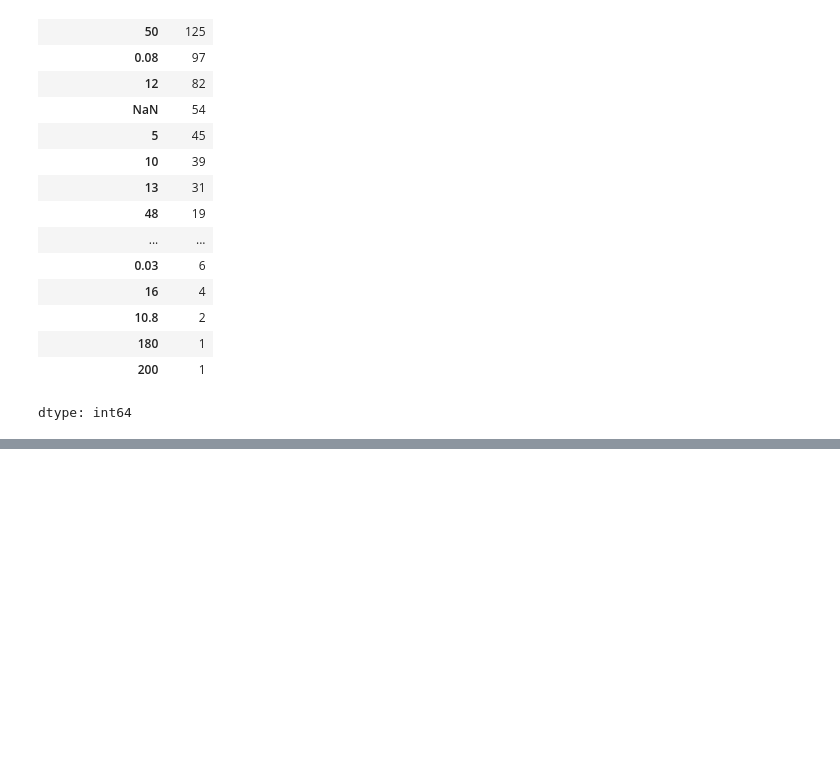
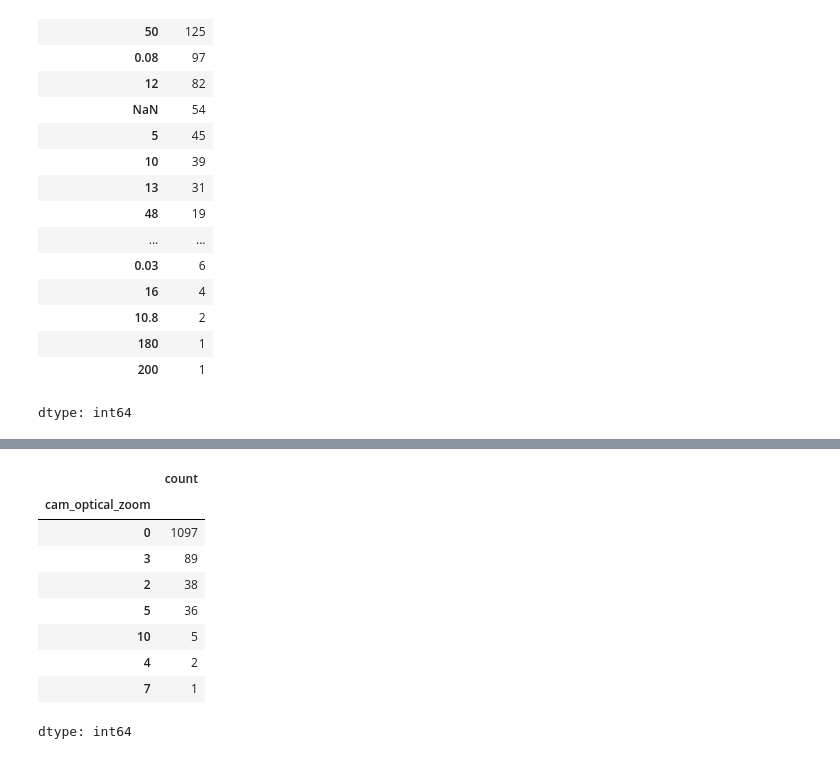
Before and after one commit to rajeshxdatascience/smartphone-recommender-system, a Jupyter notebook: SpecLens_AI_Data_Engineering.ipynb, the cells around one changed output, grey strips where cells are left out. Drawn from its saved outputs; the diff is of its cells as text; code cells hidden in the pictures; blank space fills up the shorter version.

Commit message:
feat: completed optical zoom extraction; identified premium zoom tiers (3x, 5x, 10x)

```diff
--- a/SpecLens_AI_Data_Engineering.ipynb
+++ b/SpecLens_AI_Data_Engineering.ipynb
@@ -3400,0 +3447,19 @@ dtype: int64
+# %%
+df['cam_optical_zoom'] = df['main_cam2'].str.extract(r'(\d+)x\s+Optical\s+Zoom')
+# %%
+df['cam_optical_zoom'] = df['cam_optical_zoom'].fillna(0)
+# %%
+df['cam_optical_zoom'] = df['cam_optical_zoom'].astype(int)
+# %%
+df['cam_optical_zoom'].value_counts(dropna=False)
+# %% [output]
+|  | count |
+| cam_optical_zoom |  |
+| 0 | 1097 |
+| 3 | 89 |
+| 2 | 38 |
+| 5 | 36 |
+| 10 | 5 |
+| 4 | 2 |
+| 7 | 1 |
+dtype: int64
```
Also changed, not shown: parts of 4 cells of this notebook.
